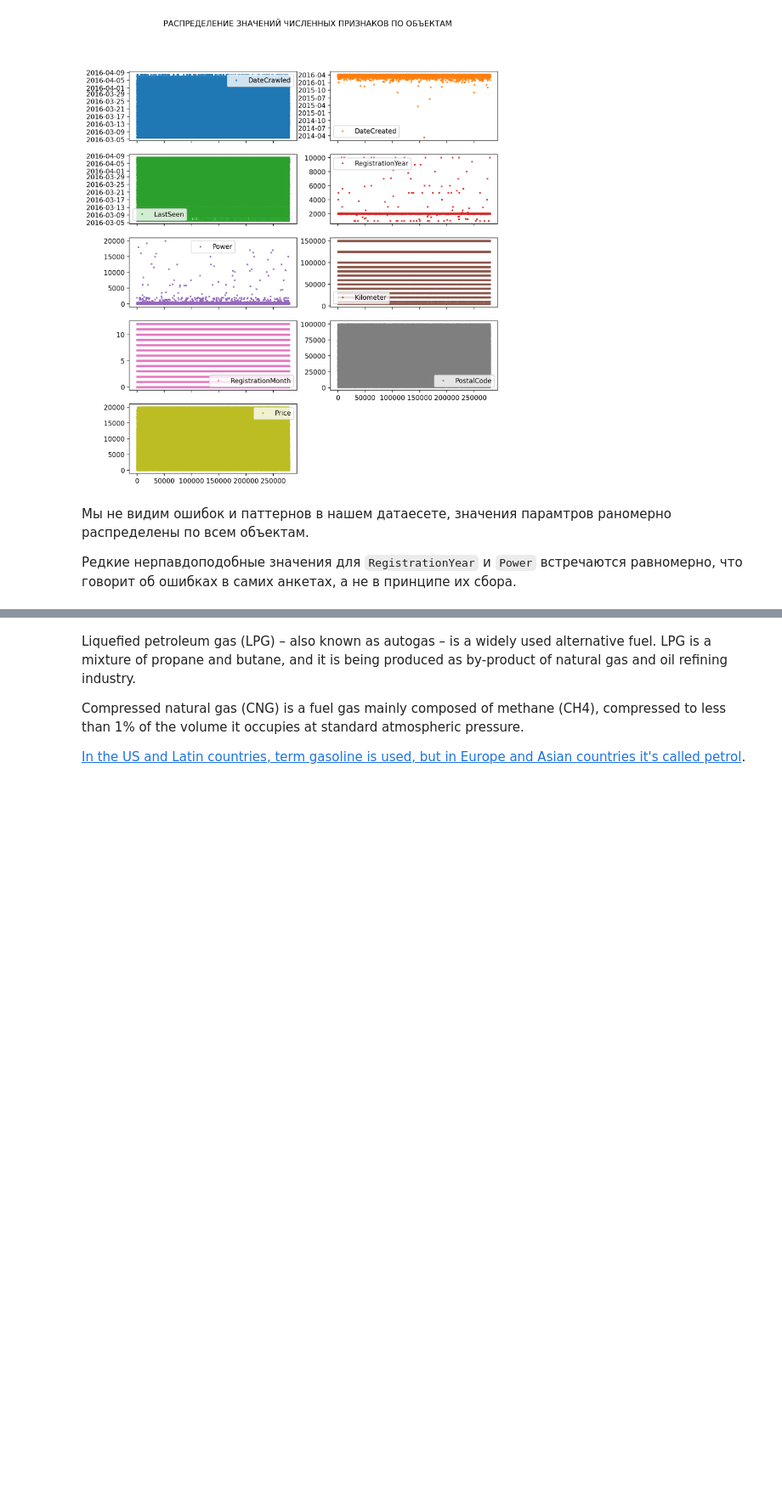
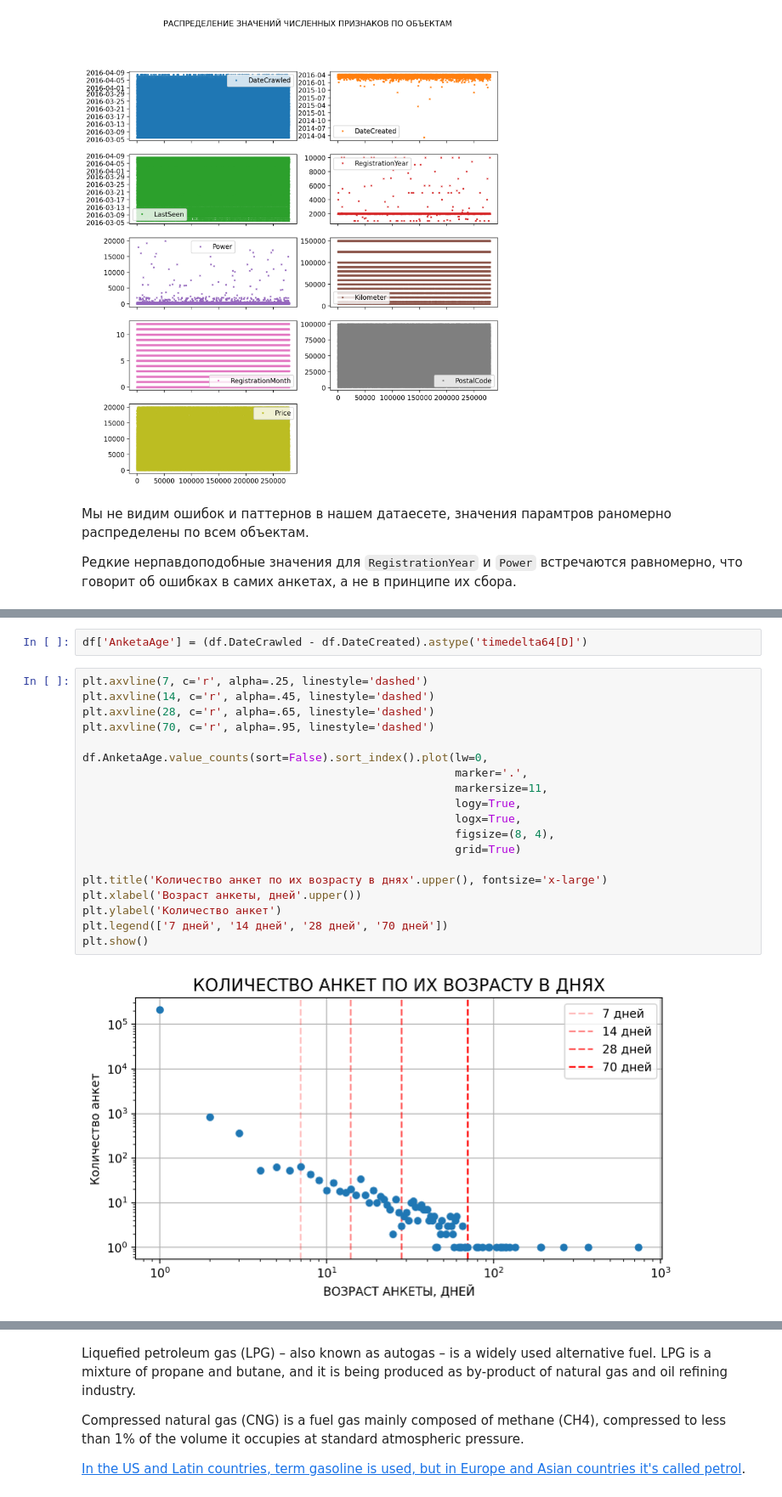
Before and after one commit to dimdasci/yp13-gradient-boosting, a Jupyter notebook: notebooks/yp13-gradient-boosting.ipynb, the cells around one changed output, grey strips where cells are left out. Shown at 85% size. Drawn from its saved outputs; the diff is of its cells as text; blank space fills up the shorter version.

Commit message:
numerical values analysis

```diff
--- a/notebooks/yp13-gradient-boosting.ipynb
+++ b/notebooks/yp13-gradient-boosting.ipynb
@@ -460,0 +484,23 @@ plt.show()
+# %%
+df['AnketaAge'] = (df.DateCrawled - df.DateCreated).astype('timedelta64[D]')
+# %%
+plt.axvline(7, c='r', alpha=.25, linestyle='dashed')
+plt.axvline(14, c='r', alpha=.45, linestyle='dashed')
+plt.axvline(28, c='r', alpha=.65, linestyle='dashed')
+plt.axvline(70, c='r', alpha=.95, linestyle='dashed')
+
+df.AnketaAge.value_counts(sort=False).sort_index().plot(lw=0,
+                                                        marker='.',
+                                                        markersize=11,
+                                                        logy=True,
+                                                        logx=True,
+                                                        figsize=(8, 4),
+                                                        grid=True)
+
+plt.title('Количество анкет по их возрасту в днях'.upper(), fontsize='x-large')
+plt.xlabel('Возраст анкеты, дней'.upper())
+plt.ylabel('Количество анкет')
+plt.legend(['7 дней', '14 дней', '28 дней', '70 дней'])
+plt.show()
+# %% [output]
+[figure, added]
```
Also changed, not shown: parts of 40 cells of this notebook.
